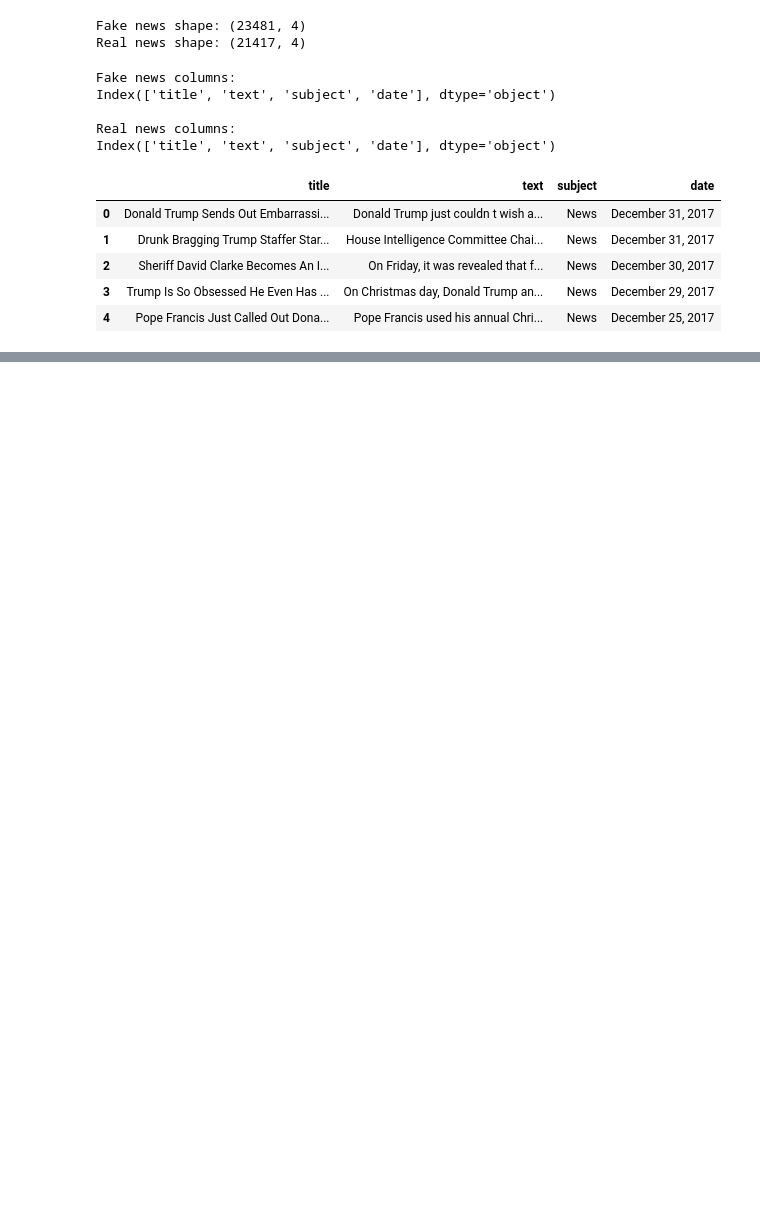
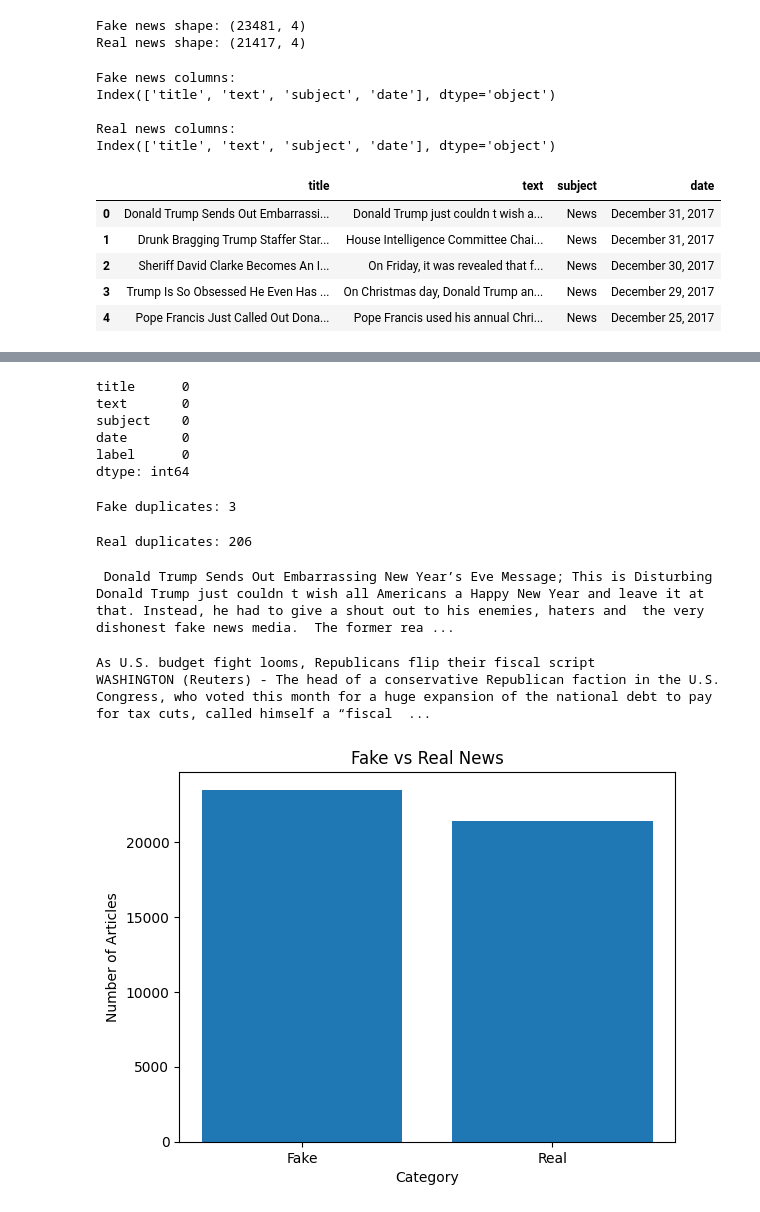
Before and after one commit to rahulx1515/fake-news-detection-ml, a Jupyter notebook: notebooks/01_data_exploration.ipynb, the cells around one changed output, grey strips where cells are left out. Cells and saved outputs as stored; diff of their text form; code cells hidden in the pictures; blank space fills up the shorter version.

```diff
--- a/notebooks/01_data_exploration.ipynb
+++ b/notebooks/01_data_exploration.ipynb
@@ -39,7 +39,3 @@ real.head()
 | 2 | Senior U.S. Republican senator: '... | WASHINGTON (Reuters) - The specia... | politicsNews | December 31, 2017 |
 | 3 | FBI Russia probe helped by Austra... | WASHINGTON (Reuters) - Trump camp... | politicsNews | December 30, 2017 |
 | 4 | Trump wants Postal Service to cha... | SEATTLE/WASHINGTON (Reuters) - Pr... | politicsNews | December 29, 2017 |
-# %%
-# label the datasets
-fake["label"] = 0
-real["label"] = 1
@@ -45,0 +82,44 @@ real["label"] = 1
+# %%
+print(real.isnull().sum())
+# %% [output]
+title      0
+text       0
+subject    0
+date       0
+label      0
+dtype: int64
+# %%
+# duplicate rows
+print("Fake duplicates:", fake.duplicated().sum())
+# %% [output]
+Fake duplicates: 3
+# %%
+print("Real duplicates:", real.duplicated().sum())
+# %% [output]
+Real duplicates: 206
+# %%
+# exploring the text
+print(fake["title"].iloc[0])
+print(fake["text"].iloc[0])
+# %% [output]
+ Donald Trump Sends Out Embarrassing New Year’s Eve Message; This is Disturbing
+Donald Trump just couldn t wish all Americans a Happy New Year and leave it at that. Instead, he had to give a shout out to his enemies, haters and  the very dishonest fake news media.  The former rea ...
+# %%
+print(real["title"].iloc[0])
+print(real["text"].iloc[0])
+# %% [output]
+As U.S. budget fight looms, Republicans flip their fiscal script
+WASHINGTON (Reuters) - The head of a conservative Republican faction in the U.S. Congress, who voted this month for a huge expansion of the national debt to pay for tax cuts, called himself a “fiscal  ...
+# %%
+import matplotlib.pyplot as plt
+
+counts = [len(fake), len(real)]
+labels = ["Fake", "Real"]
+
+plt.bar(labels, counts)
+plt.title("Fake vs Real News")
+plt.xlabel("Category")
+plt.ylabel("Number of Articles")
+plt.show()
+# %% [output]
+[figure, added]
```
Also changed, not shown: parts of 17 cells of this notebook, 4 other files.
